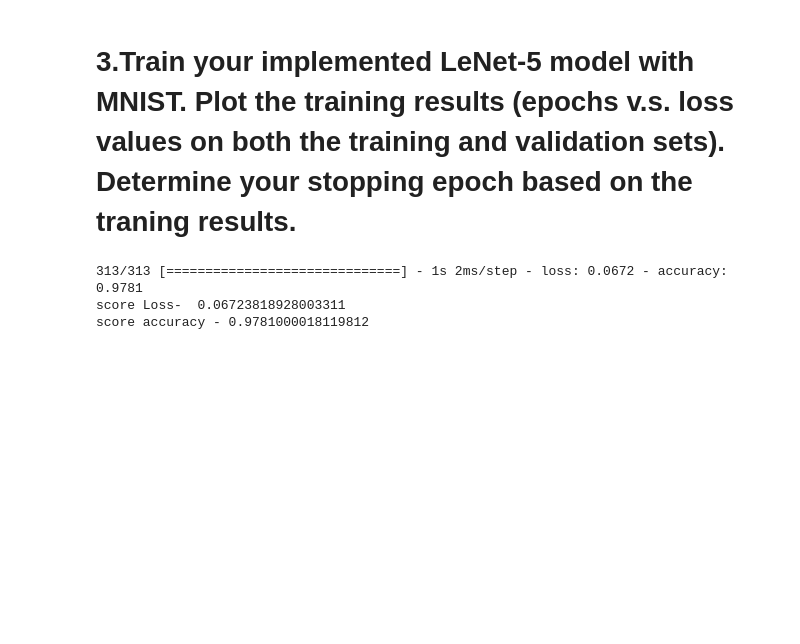
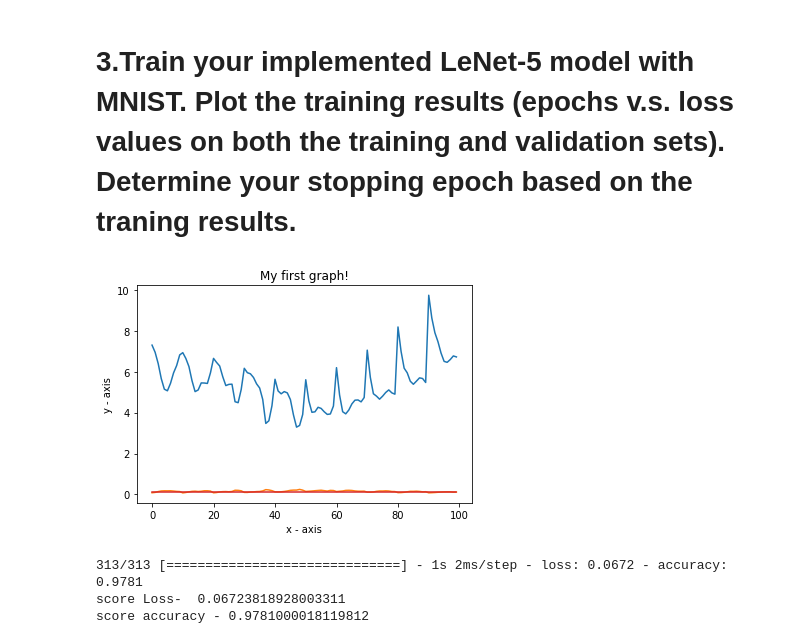
Before and after one commit to appersaravanan/Semeter-2-Assignment-1, a Jupyter notebook: Assignment_3.ipynb, the cells around one changed output. Cells and saved outputs as stored; diff of their text form; code cells hidden in the pictures; blank space fills up the shorter version.

```diff
--- a/Assignment_3.ipynb
+++ b/Assignment_3.ipynb
@@ -289,0 +309,7 @@ mobilenet= get_model_randomization(model)
+# %%
+vect_x,vect_y =get_direction(lenet_model)
+print(len(vect_x))
+lenet=get_model_randomization(lenet_model,vect_x,vect_y,lenet_model.get_weights() )
+# %%
+vect_x,vect_y = get_direction(mobilenet_model)
+mobilenet= get_model_randomization(mobilenet_model,vect_x,vect_y,mobilenet_model.get_weights())
@@ -292,20 +322,23 @@ mobilenet= get_model_randomization(model)
 # %%
 import matplotlib.pyplot as plt
 
 
 # plotting the points
-plt.plot(resent)
+plt.plot(lenet)
+plt.plot(mobilenet)
 
 # naming the x axis
 plt.xlabel('x - axis')
 # naming the y axis
 plt.ylabel('y - axis')
 
 # giving a title to my graph
 plt.title('My first graph!')
 
 # function to show the plot
 plt.show()
+# %% [output]
+[figure, added]
 # %%
 import matplotlib.pyplot as plt
 
```
Also changed, not shown: parts of 10 cells of this notebook.
